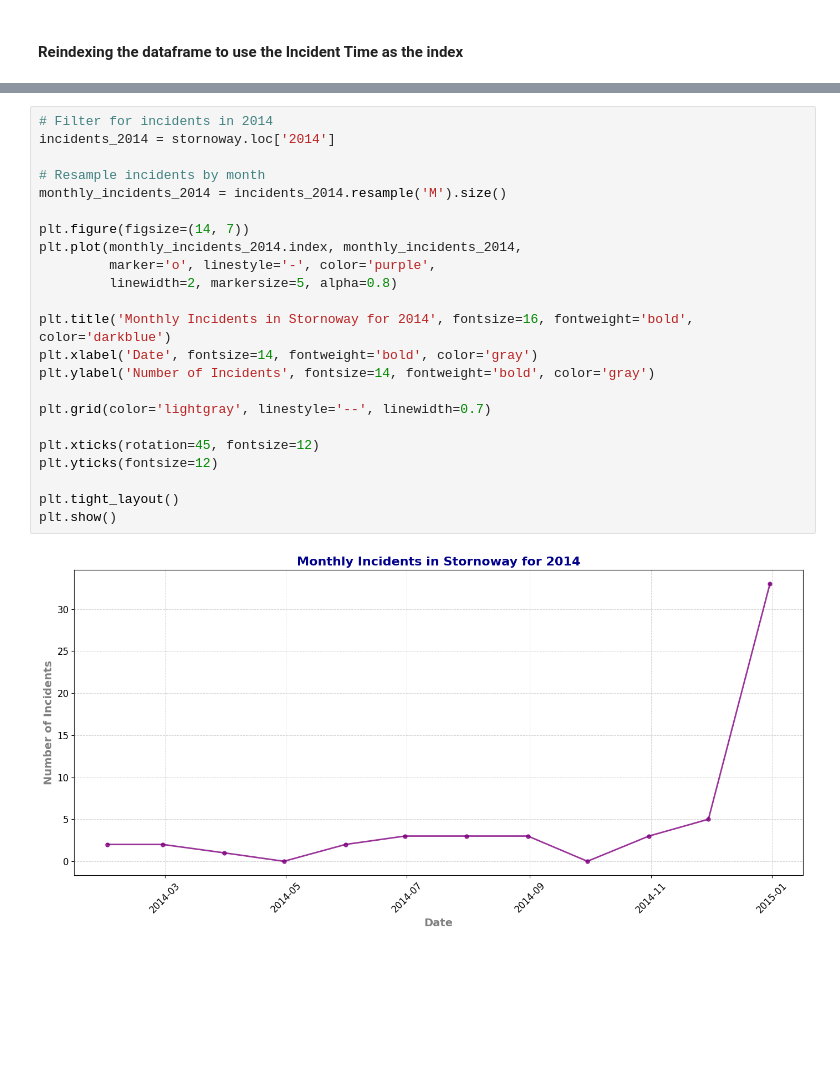
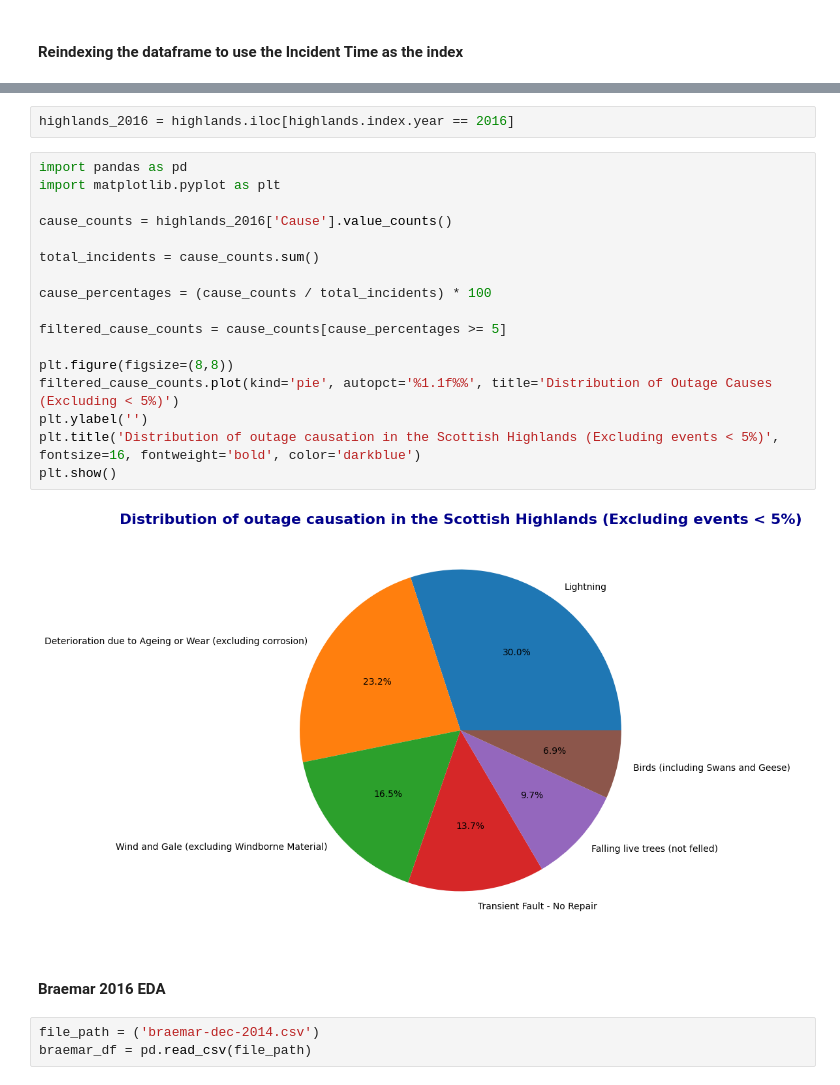
Before and after one commit to neilmartindev/shepd-eda, a Jupyter notebook: nafirs-shepd-eda.ipynb, the cells around one changed output, grey strips where cells are left out. Cells and saved outputs as stored; diff of their text form; blank space fills up the shorter version.

```diff
--- a/nafirs-shepd-eda.ipynb
+++ b/nafirs-shepd-eda.ipynb
@@ -135,25 +135,26 @@ plt.show()
-# %%
-# Filter for incidents in 2014
-incidents_2014 = stornoway.loc['2014']
-
-# Resample incidents by month
-monthly_incidents_2014 = incidents_2014.resample('M').size()
-
-plt.figure(figsize=(14, 7))
-plt.plot(monthly_incidents_2014.index, monthly_incidents_2014,
-         marker='o', linestyle='-', color='purple',
-         linewidth=2, markersize=5, alpha=0.8)
-
-plt.title('Monthly Incidents in Stornoway for 2014', fontsize=16, fontweight='bold', color='darkblue')
-plt.xlabel('Date', fontsize=14, fontweight='bold', color='gray')
-plt.ylabel('Number of Incidents', fontsize=14, fontweight='bold', color='gray')
-
-plt.grid(color='lightgray', linestyle='--', linewidth=0.7)
-
-plt.xticks(rotation=45, fontsize=12)
-plt.yticks(fontsize=12)
-
-plt.tight_layout()
-plt.show()
-# %% [output]
-[figure, removed]
+# %%
+highlands_2016 = highlands.iloc[highlands.index.year == 2016]
+# %%
+import pandas as pd
+import matplotlib.pyplot as plt
+
+cause_counts = highlands_2016['Cause'].value_counts()
+
+total_incidents = cause_counts.sum()
+
+cause_percentages = (cause_counts / total_incidents) * 100
+
+filtered_cause_counts = cause_counts[cause_percentages >= 5]
+
+plt.figure(figsize=(8,8))
+filtered_cause_counts.plot(kind='pie', autopct='%1.1f%%', title='Distribution of Outage Causes (Excluding < 5%)')
+plt.ylabel('')
+plt.title('Distribution of outage causation in the Scottish Highlands (Excluding events < 5%)', fontsize=16, fontweight='bold', color='darkblue')
+plt.show()
+# %% [output]
+[figure, added]
+# %% [markdown]
+#### Braemar 2016 EDA
+# %%
+file_path = ('braemar-dec-2014.csv')
+braemar_df = pd.read_csv(file_path)
```
Also changed, not shown: parts of 16 cells of this notebook.
